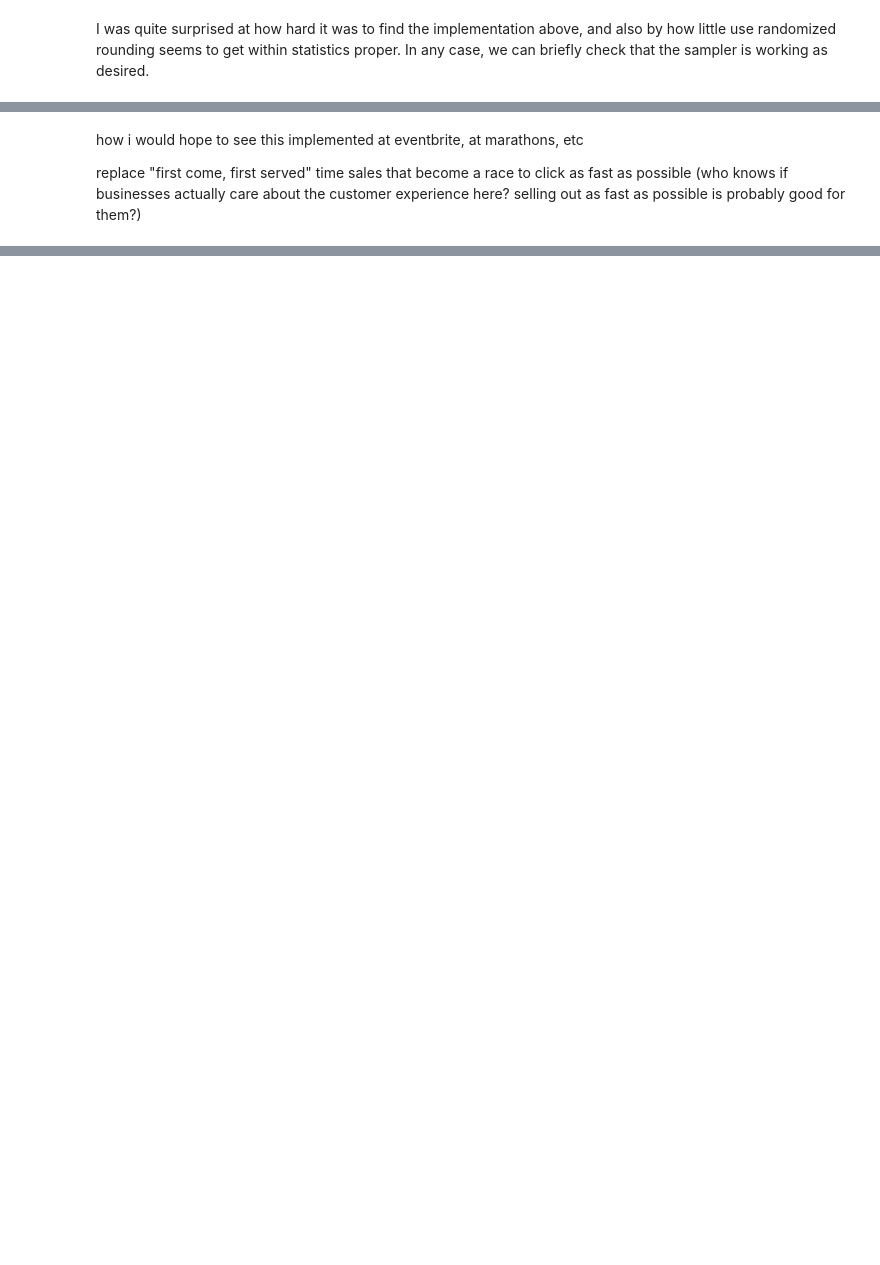
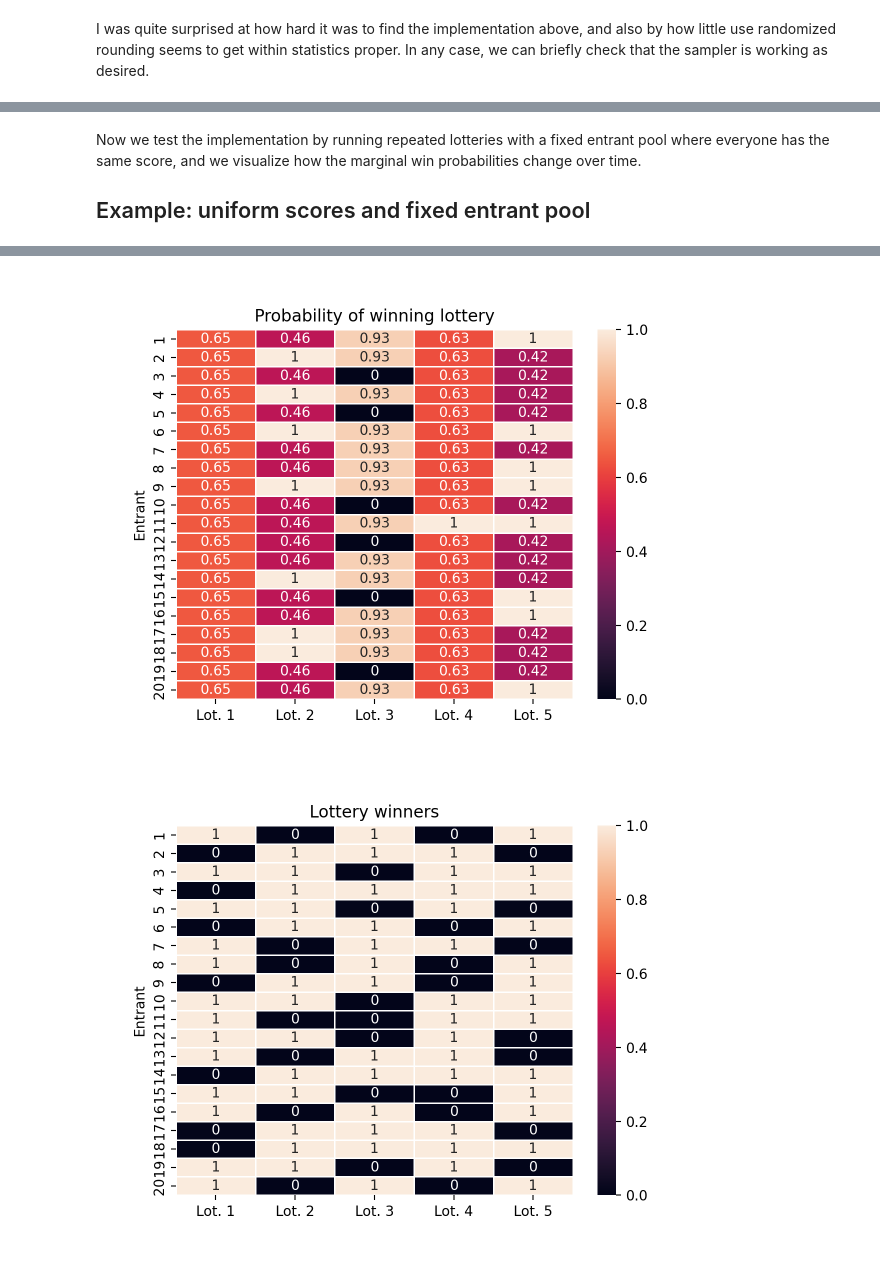
Before and after one commit to alexpghayes/quarto-blog, a Jupyter notebook: post/2024-04-06_repeated-lotteries/index.ipynb, the cells around one changed output, grey strips where cells are left out. Drawn from its saved outputs; the diff is of its cells as text; code cells hidden in the pictures; blank space fills up the shorter version.

```diff
--- a/post/2024-04-06_repeated-lotteries/index.ipynb
+++ b/post/2024-04-06_repeated-lotteries/index.ipynb
@@ -174,7 +198,7 @@ I was quite surprised at how hard it was to find the implementation above, and a
 # %%
 pi_test = np.array([0.1, 0.3, 0.4, 0.8, 0.4])  # sums to 2.0
 
-reps = 1000
+reps = 5000
 total = np.zeros_like(pi_test)
 for i in range(reps):
     total += randomized_pipage_rounding(pi_test)
@@ -188,4 +214,7 @@ At this point I implemented the actual lottery logic, in a Python class called `
 # %%
+#| column: page
+#| code-fold: true
+
 import logging
 import matplotlib.pyplot as plt
 import seaborn as sns
@@ -211,11 +240,6 @@ class LotteryPool:
         self.lottery_sizes = None
         self.winners = None
         self.win_probabilities = None
-
-    def entrant_sitrep(self, entrant_index : int):
-        # print pool name
-        # entries, portions of slots allocated by lottery, deviation from this, relative position (and rank) relative to the rest of entrants
-        pass
 
     def _add_lottery_data(self, current_scores, current_lottery_size):
         """
@@ -306,10 +330,8 @@ class LotteryPool:
         self.first_lottery = False
         return current_winners
 
-    def plot_win_probabilities(self):
-        sns.heatmap(self.win_probabilities, linewidth=0.5)
-        plt.show()
+    def plot_win_probabilities(self, **kwargs):
+        return sns.heatmap(self.win_probabilities, linewidth=0.5, **kwargs)
 
-    def plot_winners(self):
-        sns.heatmap(self.winners, linewidth=0.5)
-        plt.show()
+    def plot_winners(self, **kwargs):
+        return sns.heatmap(self.winners, linewidth=0.5, **kwargs)
@@ -409,4 +338,29 @@ There is potentially some interesting extension work to consider around buddies?
-# %% [markdown]
-how i would hope to see this implemented at eventbrite, at marathons, etc
-
-replace "first come, first served" time sales that become a race to click as fast as possible (who knows if businesses actually care about the customer experience here? selling out as fast as possible is probably good for them?)
+# %% [markdown]
+Now we test the implementation by running repeated lotteries with a fixed entrant pool where everyone has the same score, and we visualize how the marginal win probabilities change over time.
+
+## Example: uniform scores and fixed entrant pool
+# %%
+#| code-fold: true
+#| warning: false
+demo_pool = LotteryPool("Demonstration Pool")
+scores = jnp.ones((20,))
+
+# run five lotteries
+demo_pool.run_lottery(scores, lottery_size=13)
+demo_pool.run_lottery(scores, lottery_size=13)
+demo_pool.run_lottery(scores, lottery_size=13)
+demo_pool.run_lottery(scores, lottery_size=13)
+demo_pool.run_lottery(scores, lottery_size=13)
+
+ax = demo_pool.plot_win_probabilities(annot=True)
+ax.set(ylabel="Entrant", title="Probability of winning lottery")
+ax.set_xticklabels([f"Lot. {i + 1}" for i in range(5)])
+ax.set_yticklabels([f"{i + 1}" for i in range(20)])
+plt.show()
+
+ax = demo_pool.plot_winners(annot=True)
+ax.set(ylabel="Entrant", title="Lottery winners")
+ax.set_xticklabels([f"Lot. {i + 1}" for i in range(5)])
+ax.set_yticklabels([f"{i + 1}" for i in range(20)])
+plt.show()
+# %% [output]
@@ -412,0 +368,2 @@ replace "first come, first served" time sales that become a race to click as fas
+[figure, added]
+[figure, added]
```
Also changed, not shown: parts of 30 cells of this notebook, 24 other files.
